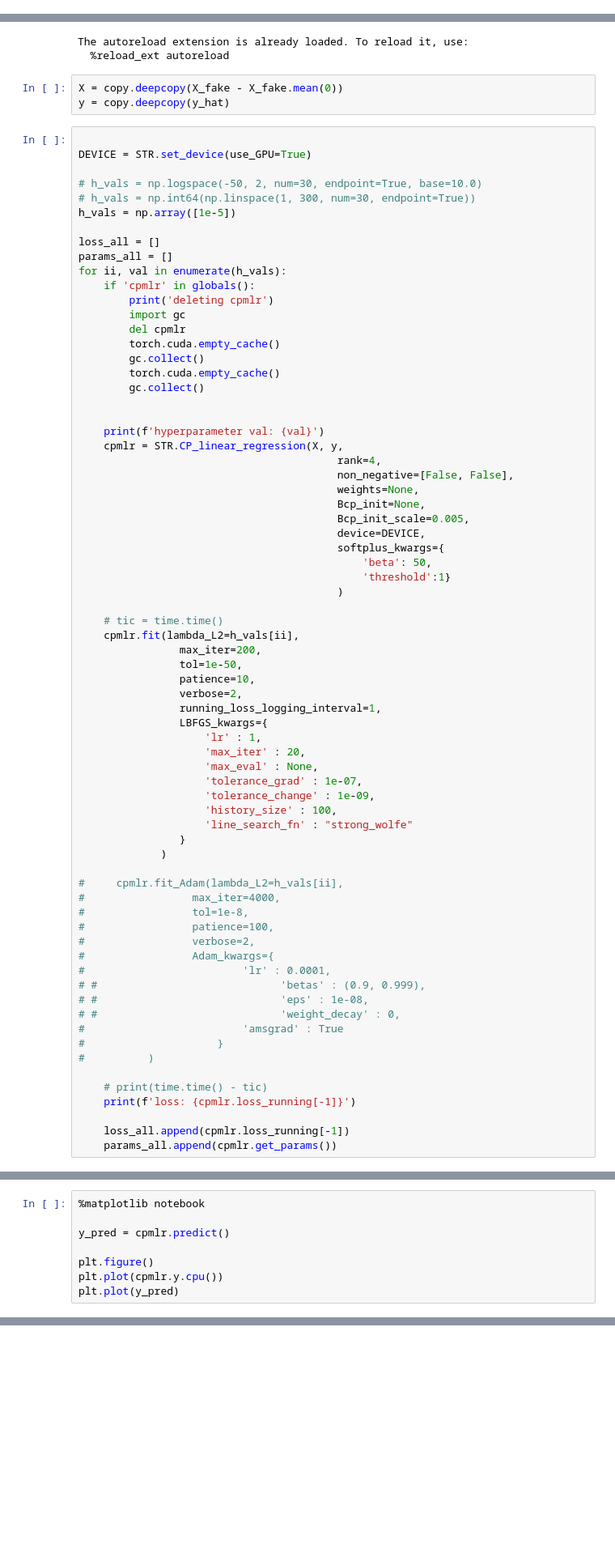
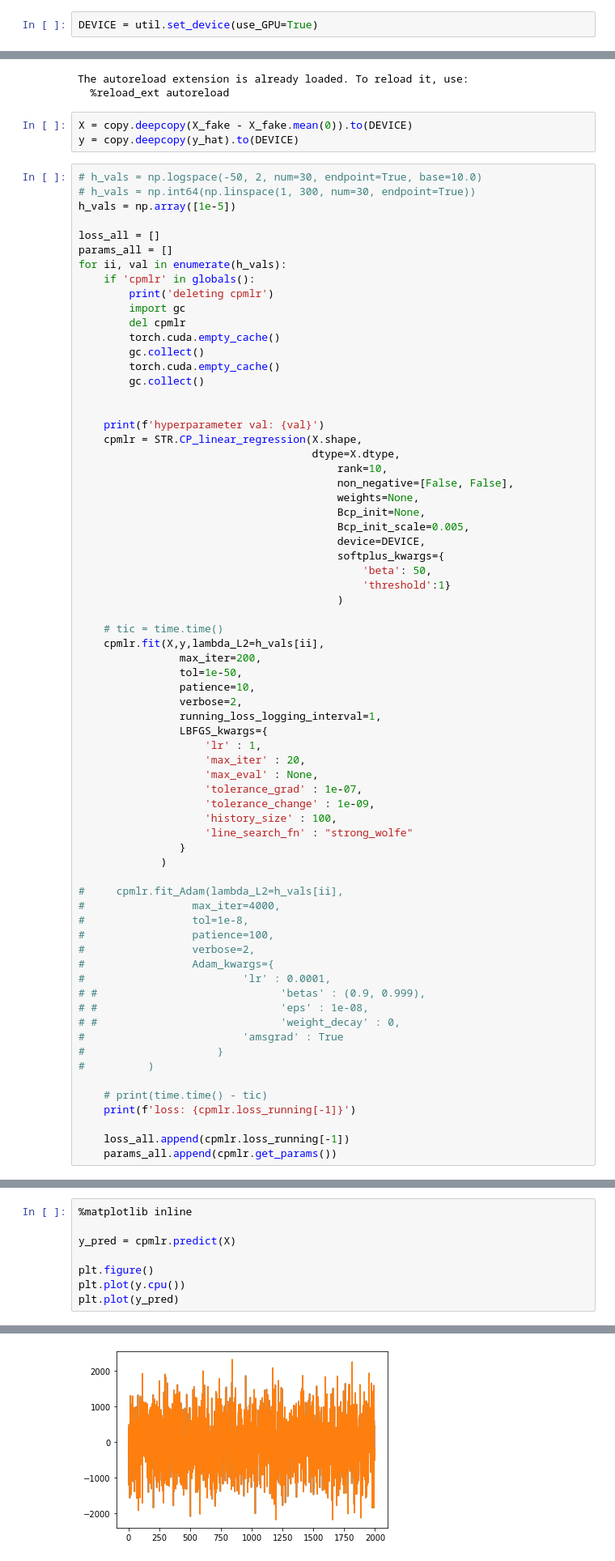
Before and after one commit to kimerein/tensor_regression, a Jupyter notebook: demo_TensorRegression.ipynb, the cells around one changed output, grey strips where cells are left out. Shown at 81% size. Drawn from its saved outputs; the diff is of its cells as text; blank space fills up the shorter version.

Commit message:
added dtype arg

```diff
--- a/demo_TensorRegression.ipynb
+++ b/demo_TensorRegression.ipynb
@@ -18,2 +22,4 @@ from tensor_regression import standard_tensor_regression as STR
 # %%
 import tensorly as tl
+# %%
+DEVICE = util.set_device(use_GPU=True)
@@ -68,12 +74,9 @@ from basic_neural_processing_modules import torch_helpers
 The autoreload extension is already loaded. To reload it, use:
   %reload_ext autoreload
 # %%
-X = copy.deepcopy(X_fake - X_fake.mean(0))
-y = copy.deepcopy(y_hat)
+X = copy.deepcopy(X_fake - X_fake.mean(0)).to(DEVICE)
+y = copy.deepcopy(y_hat).to(DEVICE)
 # %%
-
-DEVICE = STR.set_device(use_GPU=True)
-
 # h_vals = np.logspace(-50, 2, num=30, endpoint=True, base=10.0)
 # h_vals = np.int64(np.linspace(1, 300, num=30, endpoint=True))
 h_vals = np.array([1e-5])
@@ -92,8 +95,9 @@ for ii, val in enumerate(h_vals):
 
 
     print(f'hyperparameter val: {val}')
-    cpmlr = STR.CP_linear_regression(X, y,
-                                         rank=4,
+    cpmlr = STR.CP_linear_regression(X.shape,
+                                     dtype=X.dtype,
+                                         rank=10,
                                          non_negative=[False, False],
                                          weights=None,
                                          Bcp_init=None,
@@ -105,7 +109,7 @@ for ii, val in enumerate(h_vals):
                                          )
 
     # tic = time.time()
-    cpmlr.fit(lambda_L2=h_vals[ii],
+    cpmlr.fit(X,y,lambda_L2=h_vals[ii],
                 max_iter=200,
                 tol=1e-50,
                 patience=10,
@@ -163,9 +166,9 @@ loss: 1121.067626953125
 # %%
-%matplotlib notebook
+%matplotlib inline
 
-y_pred = cpmlr.predict()
+y_pred = cpmlr.predict(X)
 
 plt.figure()
-plt.plot(cpmlr.y.cpu())
+plt.plot(y.cpu())
 plt.plot(y_pred)
 # %% [output]
@@ -174,2 +175,3 @@ plt.plot(y_pred)
 [<matplotlib.lines.Line2D at 0x...>]
+[figure, added]
 # %%
```
Also changed, not shown: parts of 6 cells of this notebook, 3 other files.
